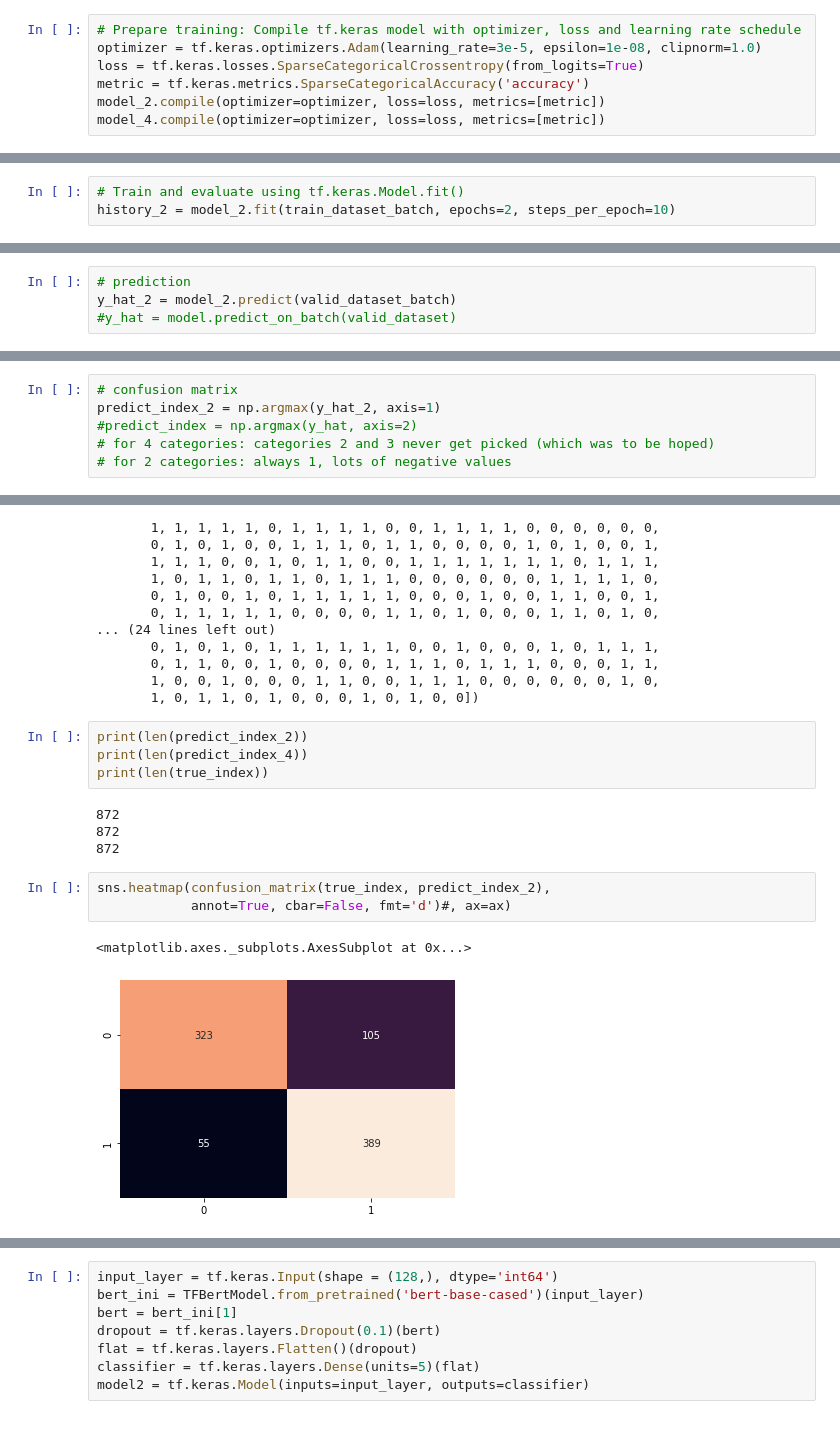
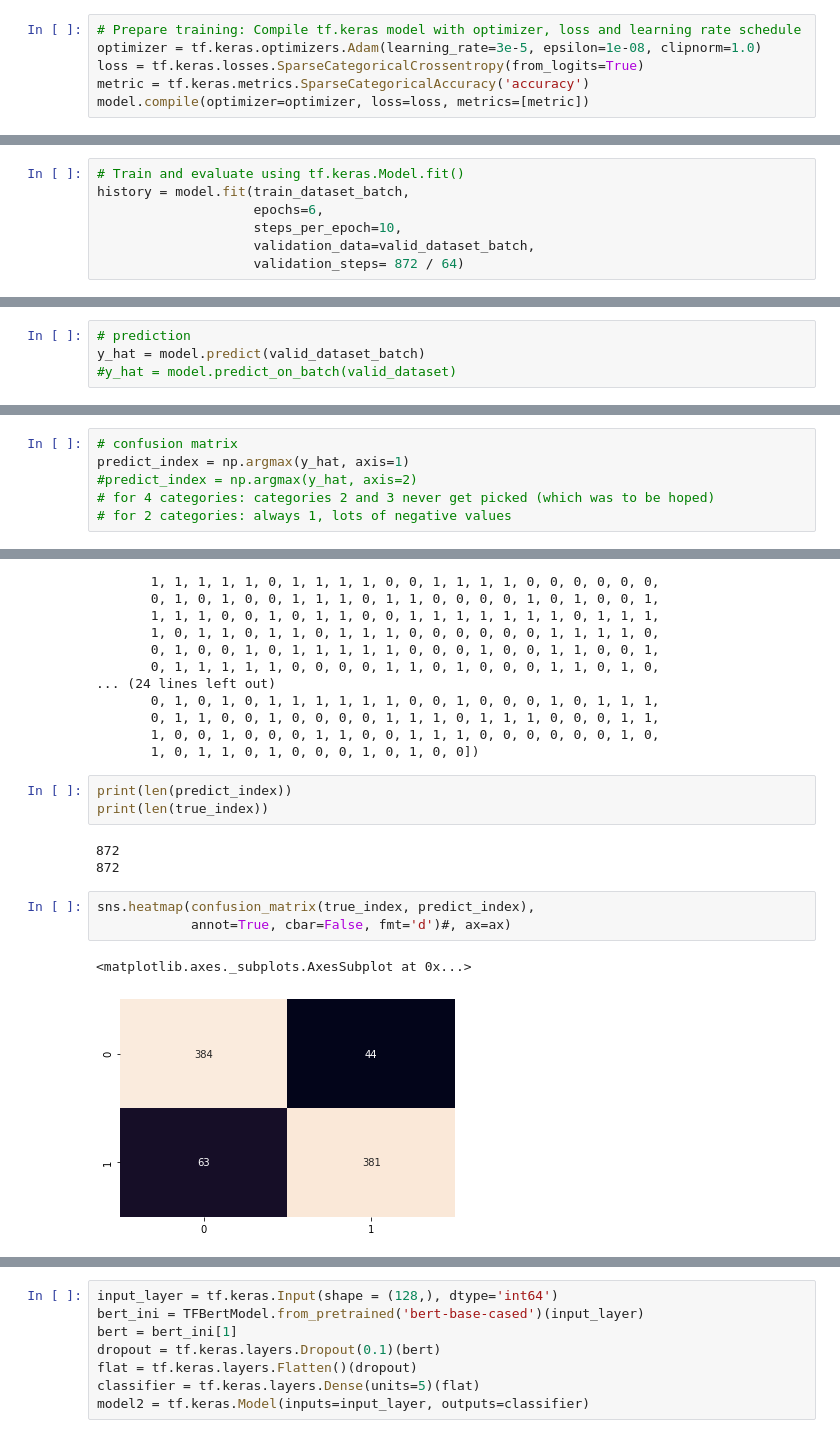
Before and after one commit to tarrade/proj_multilingual_text_classification, a Jupyter notebook: notebook/00-Test/08_SST2_Huggingface_test.ipynb, the cells around one changed output, grey strips where cells are left out. Cells and saved outputs as stored; diff of their text form.

Commit message:
added visualizations and cleaned up

```diff
--- a/notebook/00-Test/08_SST2_Huggingface_test.ipynb
+++ b/notebook/00-Test/08_SST2_Huggingface_test.ipynb
@@ -414,6 +416,5 @@ model_4 = TFBertForSequenceClassification.from_pretrained('bert-base-cased',num_
 optimizer = tf.keras.optimizers.Adam(learning_rate=3e-5, epsilon=1e-08, clipnorm=1.0)
 loss = tf.keras.losses.SparseCategoricalCrossentropy(from_logits=True)
 metric = tf.keras.metrics.SparseCategoricalAccuracy('accuracy')
-model_2.compile(optimizer=optimizer, loss=loss, metrics=[metric])
-model_4.compile(optimizer=optimizer, loss=loss, metrics=[metric])
+model.compile(optimizer=optimizer, loss=loss, metrics=[metric])
 # %%
@@ -487,5 +488,9 @@ dir(model_2.layers[2])
  'with_name_scope']
 # %%
 # Train and evaluate using tf.keras.Model.fit()
-history_2 = model_2.fit(train_dataset_batch, epochs=2, steps_per_epoch=10)
+history = model.fit(train_dataset_batch,
+                    epochs=6,
+                    steps_per_epoch=10,
+                    validation_data=valid_dataset_batch,
+                    validation_steps= 872 / 64)
 # %% [output]
@@ -539,5 +561,5 @@ len(np_valid_dataset)
 64
 # %%
 # prediction
-y_hat_2 = model_2.predict(valid_dataset_batch)
+y_hat = model.predict(valid_dataset_batch)
 #y_hat = model.predict_on_batch(valid_dataset)
@@ -572,6 +585,6 @@ array([[ 1.1233698 ,  1.0862385 , -1.1531808 , -0.875806  ],
 # %%
 # confusion matrix
-predict_index_2 = np.argmax(y_hat_2, axis=1)
+predict_index = np.argmax(y_hat, axis=1)
 #predict_index = np.argmax(y_hat, axis=2)
 # for 4 categories: categories 2 and 3 never get picked (which was to be hoped)
 # for 2 categories: always 1, lots of negative values
@@ -650,16 +641,14 @@ array([0, 1, 0, 1, 0, 1, 1, 1, 0, 1, 0, 0, 1, 0, 0, 0, 0, 0, 0, 0, 0, 0,
        1, 0, 0, 1, 0, 0, 0, 1, 1, 0, 0, 1, 1, 1, 0, 0, 0, 0, 0, 0, 1, 0,
        1, 0, 1, 1, 0, 1, 0, 0, 0, 1, 0, 1, 0, 0])
 # %%
-print(len(predict_index_2))
-print(len(predict_index_4))
+print(len(predict_index))
 print(len(true_index))
 # %% [output]
 872
 872
-872
 # %%
-sns.heatmap(confusion_matrix(true_index, predict_index_2),
+sns.heatmap(confusion_matrix(true_index, predict_index),
             annot=True, cbar=False, fmt='d')#, ax=ax)
 # %% [output]
 <matplotlib.axes._subplots.AxesSubplot at 0x...>
-[figure, old version]
+[figure, new version]
```
Also changed, not shown: parts of 30 cells of this notebook.
